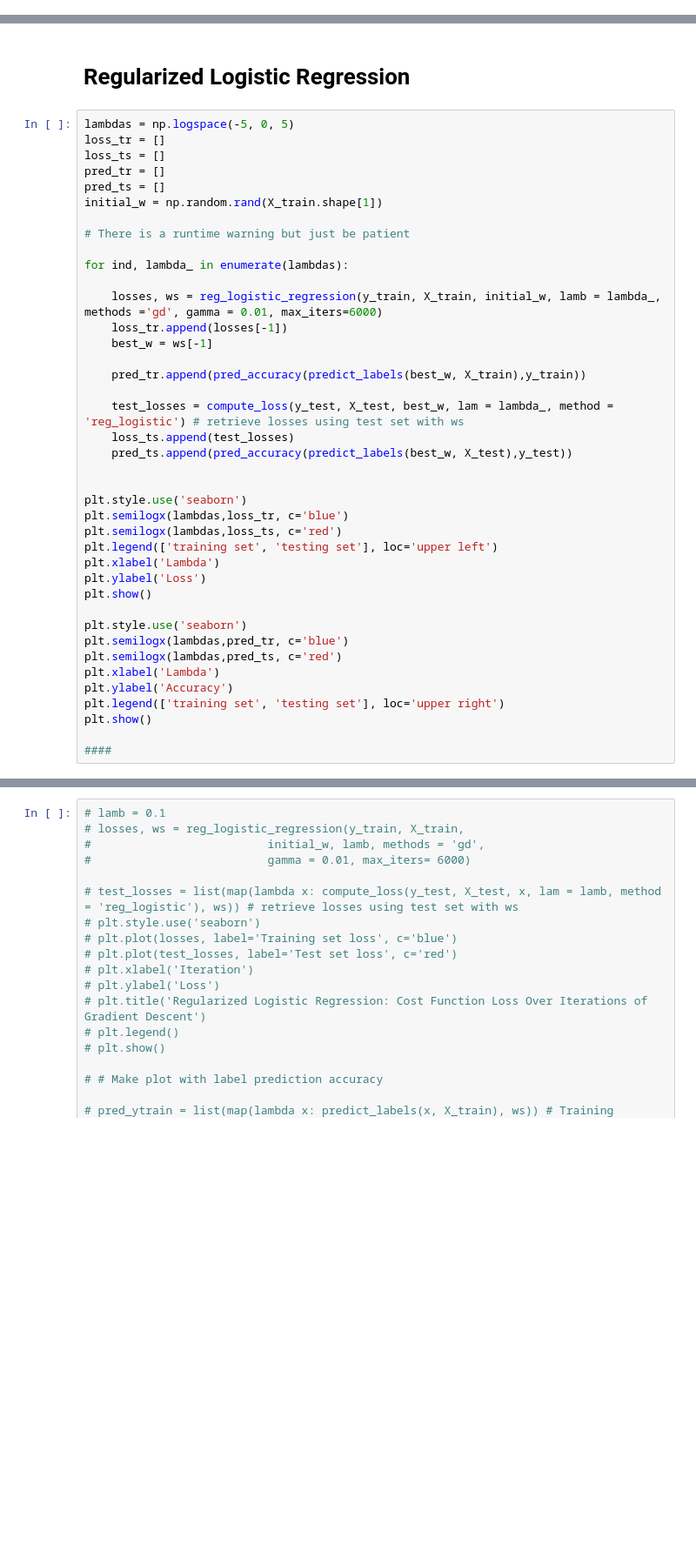
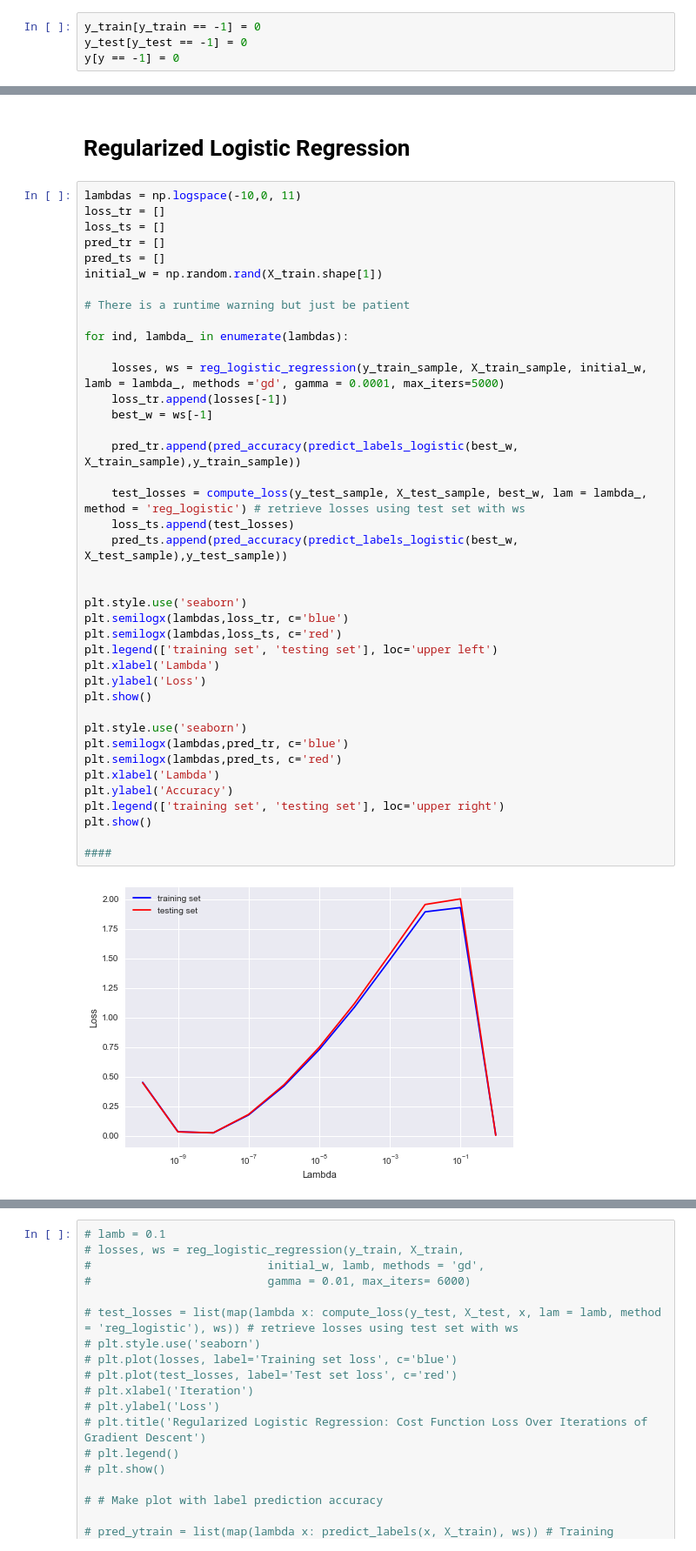
Before and after one commit to hhschede/machine_learning, a Jupyter notebook: project_1/main.ipynb, the cells around one changed output, grey strips where cells are left out. Shown: that part at 87% size. Saved outputs shown, nothing was run; the diff lists cells and outputs as text; blank space fills up the shorter version.

```diff
--- a/project_1/main.ipynb
+++ b/project_1/main.ipynb
@@ -255,6 +255,10 @@ plt.show()
 [figure]
 # %% [markdown]
 # Logistic regression using gradient descent and stochastic gradient descent
+# %%
+y_train[y_train == -1] = 0
+y_test[y_test == -1] = 0
+y[y == -1] = 0
 # %%
 initial_w = np.random.rand(X_train.shape[1])
 losses, ws = logistic_regression(y_train, X_train, initial_w, method = 'gd', max_iters = 2000, gamma = 0.0005) # fit model, retrieve parameters ws
@@ -459,7 +479,7 @@ another time."""
 # %% [markdown]
 # Regularized Logistic Regression
 # %%
-lambdas = np.logspace(-5, 0, 5)
+lambdas = np.logspace(-10,0, 11)
 loss_tr = []
 loss_ts = []
 pred_tr = []
@@ -467,34 +487,36 @@ pred_ts = []
 initial_w = np.random.rand(X_train.shape[1])
 
 # There is a runtime warning but just be patient
 
 for ind, lambda_ in enumerate(lambdas):
 
-    losses, ws = reg_logistic_regression(y_train, X_train, initial_w, lamb = lambda_, methods ='gd', gamma = 0.01, max_iters=6000)
+    losses, ws = reg_logistic_regression(y_train_sample, X_train_sample, initial_w, lamb = lambda_, methods ='gd', gamma = 0.0001, max_iters=5000)
     loss_tr.append(losses[-1])
     best_w = ws[-1]
 
-    pred_tr.append(pred_accuracy(predict_labels(best_w, X_train),y_train))
+    pred_tr.append(pred_accuracy(predict_labels_logistic(best_w, X_train_sample),y_train_sample))
 
-    test_losses = compute_loss(y_test, X_test, best_w, lam = lambda_, method = 'reg_logistic') # retrieve losses using test set with ws
+    test_losses = compute_loss(y_test_sample, X_test_sample, best_w, lam = lambda_, method = 'reg_logistic') # retrieve losses using test set with ws
     loss_ts.append(test_losses)
-    pred_ts.append(pred_accuracy(predict_labels(best_w, X_test),y_test))
+    pred_ts.append(pred_accuracy(predict_labels_logistic(best_w, X_test_sample),y_test_sample))
 
 
 plt.style.use('seaborn')
 plt.semilogx(lambdas,loss_tr, c='blue')
 plt.semilogx(lambdas,loss_ts, c='red')
 plt.legend(['training set', 'testing set'], loc='upper left')
 plt.xlabel('Lambda')
 plt.ylabel('Loss')
 plt.show()
 
 plt.style.use('seaborn')
 plt.semilogx(lambdas,pred_tr, c='blue')
 plt.semilogx(lambdas,pred_ts, c='red')
 plt.xlabel('Lambda')
 plt.ylabel('Accuracy')
 plt.legend(['training set', 'testing set'], loc='upper right')
 plt.show()
 
 ####
+# %% [output]
+[figure, added]
```
Also changed, not shown: parts of 6 cells of this notebook, 1 other file.
